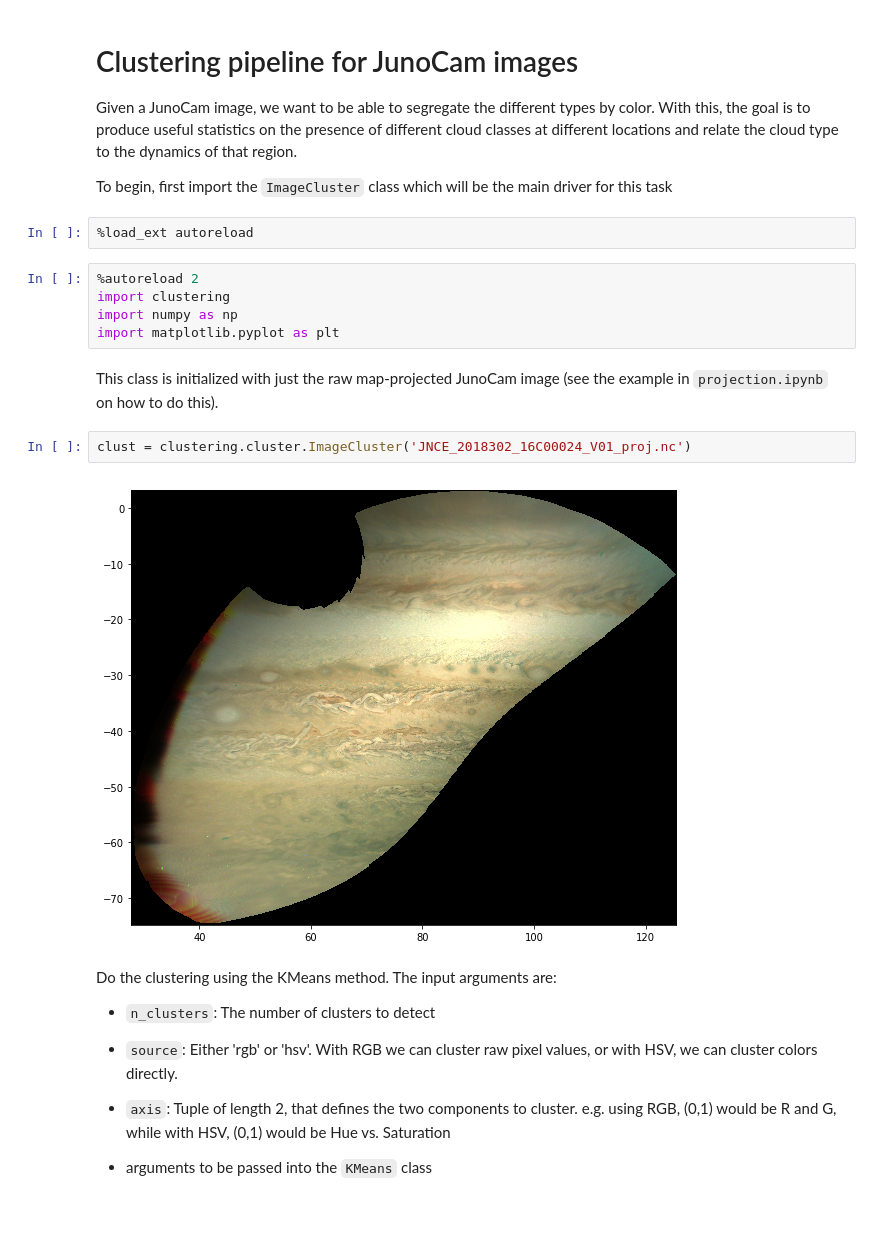
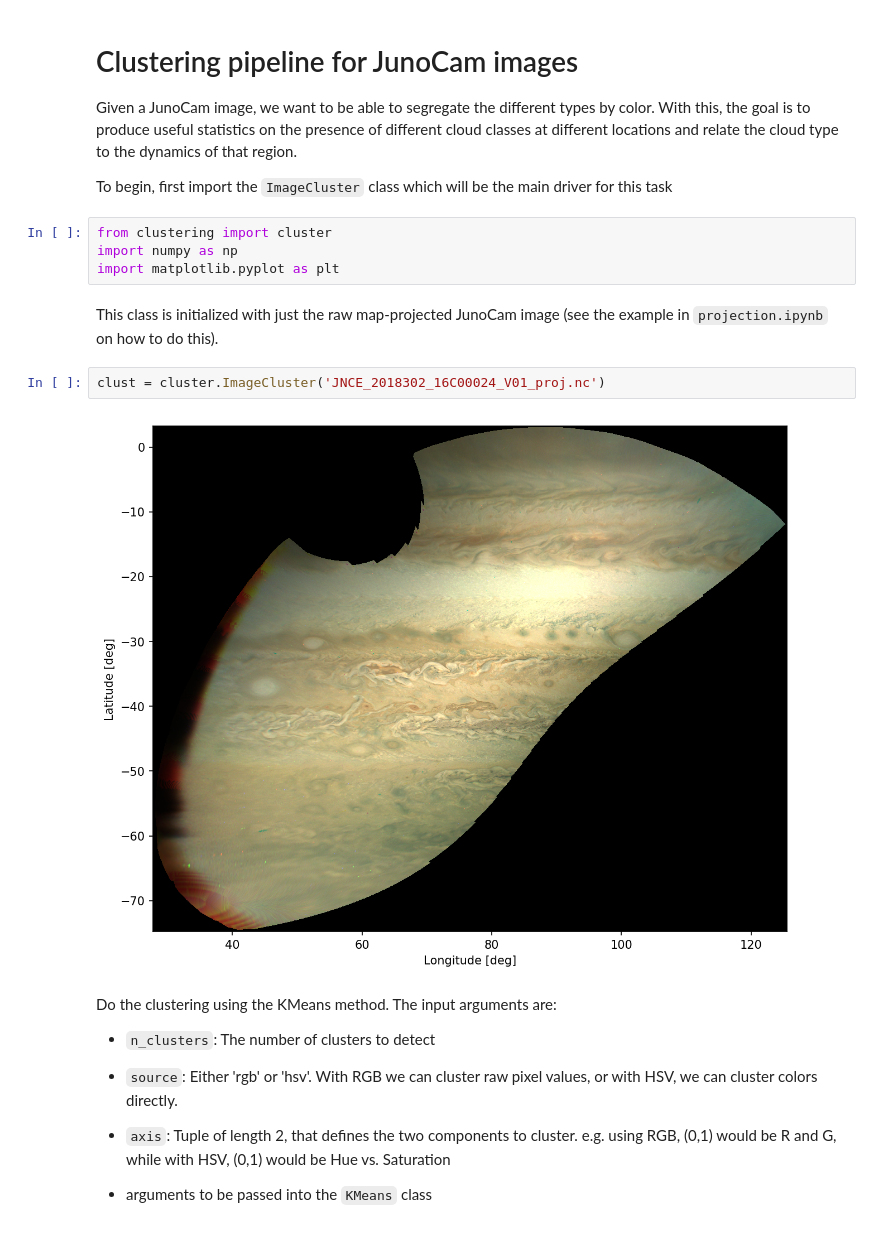
Before and after one commit to ramanakumars/cloudcluster, a Jupyter notebook: do_cluster.ipynb, the cells around one changed output. Cells and saved outputs as stored; diff of their text form.

Commit message:
increased figure sizes

```diff
--- a/do_cluster.ipynb
+++ b/do_cluster.ipynb
@@ -3,19 +3,16 @@
 Given a JunoCam image, we want to be able to segregate the different types by color. With this, the goal is to produce useful statistics on the presence of different cloud classes at different locations and relate the cloud type to the dynamics of that region.
 
 To begin, first import the `ImageCluster` class which will be the main driver for this task
-# %%
-%load_ext autoreload
 # %%
-%autoreload 2
-import clustering
+from clustering import cluster
 import numpy as np
 import matplotlib.pyplot as plt
 # %% [markdown]
 This class is initialized with just the raw map-projected JunoCam image (see the example in `projection.ipynb` on how to do this).
 # %%
-clust = clustering.cluster.ImageCluster('JNCE_2018302_16C00024_V01_proj.nc')
+clust = cluster.ImageCluster('JNCE_2018302_16C00024_V01_proj.nc')
 # %% [output]
-[figure, old version]
+[figure, new version]
 # %% [markdown]
 Do the clustering using the KMeans method. The input arguments are:
 
```
Also changed, not shown: parts of 4 cells of this notebook, 3 other files.
